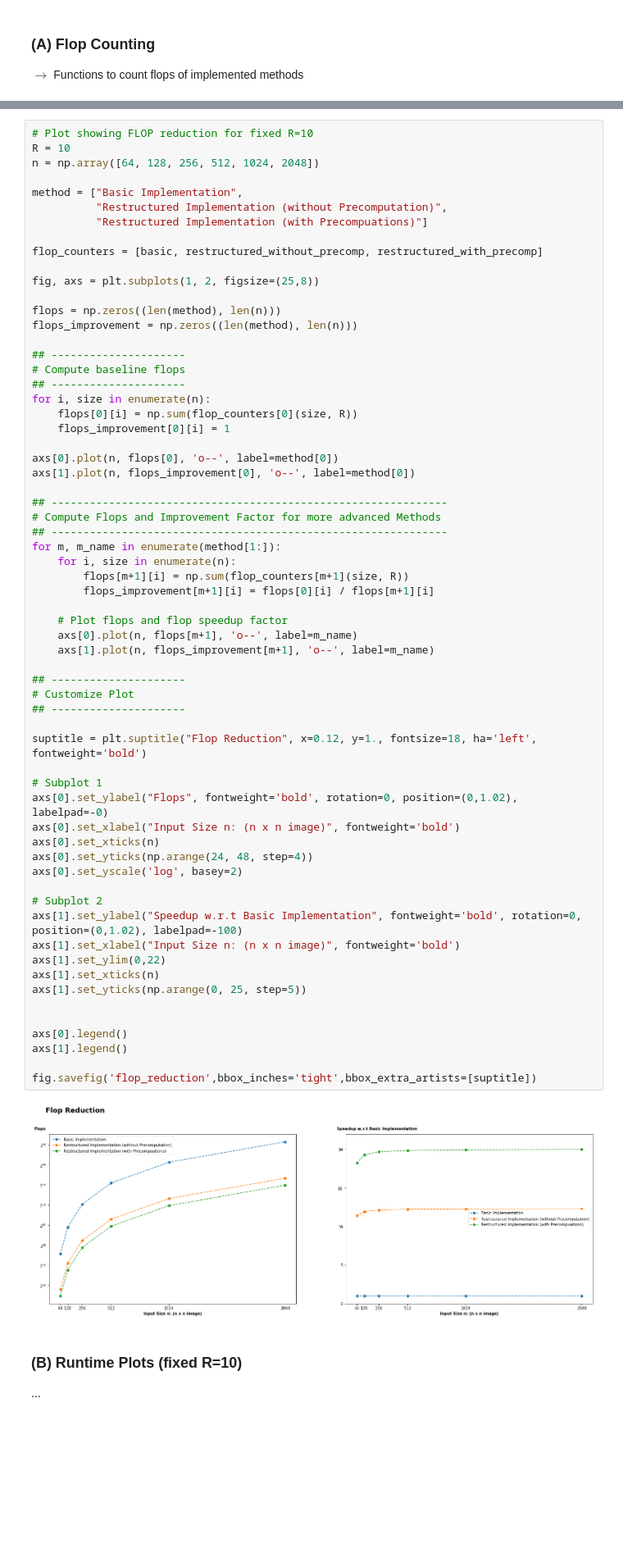
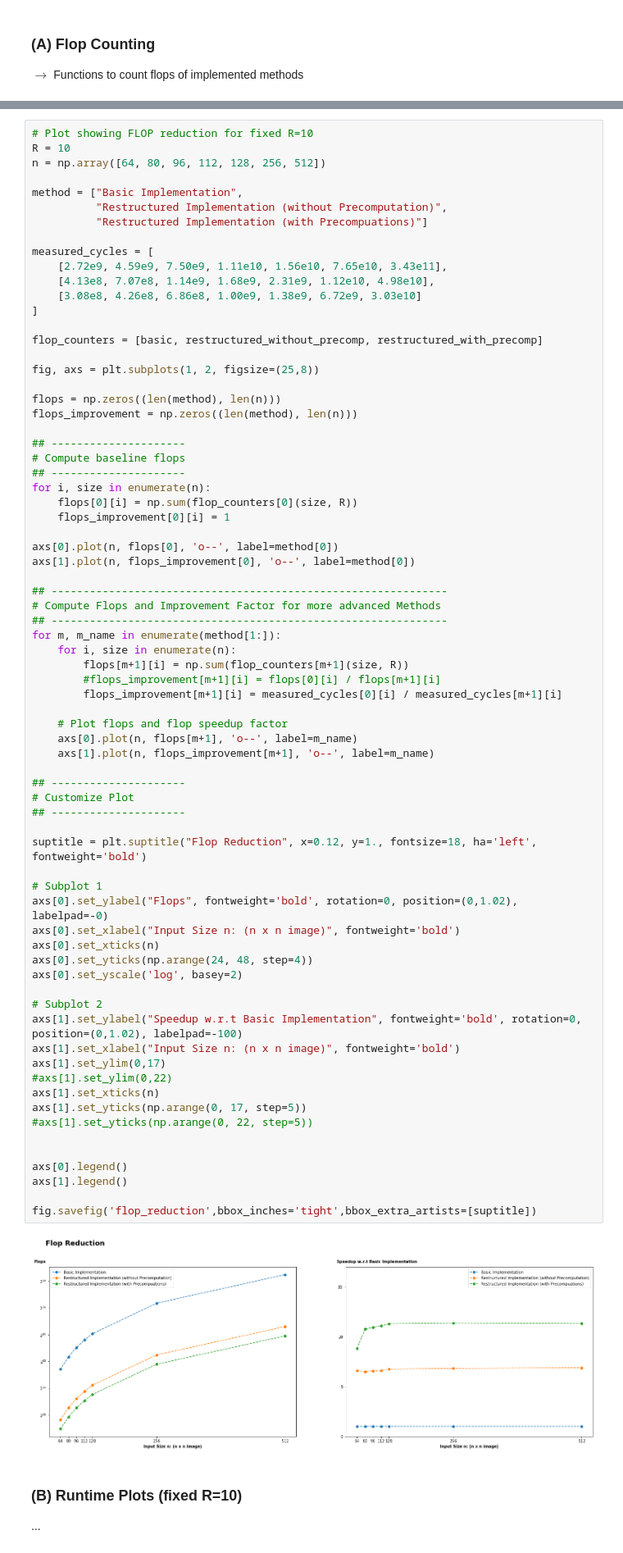
Before and after one commit to ninodimontalcino/advanced-denoising-mcrenderings, a Jupyter notebook: analysis/PerformanceAnalysis.ipynb, the cells around one changed output, grey strips where cells are left out. Shown: that part at 82% size. Cells and saved outputs as stored; diff of their text form; blank space fills up the shorter version.

```diff
--- a/analysis/PerformanceAnalysis.ipynb
+++ b/analysis/PerformanceAnalysis.ipynb
@@ -251,11 +329,17 @@ def restructured_with_precomp(n, R):
 # %%
 # Plot showing FLOP reduction for fixed R=10
 R = 10
-n = np.array([64, 128, 256, 512, 1024, 2048])
+n = np.array([64, 80, 96, 112, 128, 256, 512])
 
 method = ["Basic Implementation",
           "Restructured Implementation (without Precomputation)",
           "Restructured Implementation (with Precompuations)"]
+
+measured_cycles = [
+    [2.72e9, 4.59e9, 7.50e9, 1.11e10, 1.56e10, 7.65e10, 3.43e11],
+    [4.13e8, 7.07e8, 1.14e9, 1.68e9, 2.31e9, 1.12e10, 4.98e10],
+    [3.08e8, 4.26e8, 6.86e8, 1.00e9, 1.38e9, 6.72e9, 3.03e10]
+]
 
 flop_counters = [basic, restructured_without_precomp, restructured_with_precomp]
 
@@ -280,39 +364,42 @@ axs[1].plot(n, flops_improvement[0], 'o--', label=method[0])
 for m, m_name in enumerate(method[1:]):
     for i, size in enumerate(n):
         flops[m+1][i] = np.sum(flop_counters[m+1](size, R))
-        flops_improvement[m+1][i] = flops[0][i] / flops[m+1][i]
+        #flops_improvement[m+1][i] = flops[0][i] / flops[m+1][i]
+        flops_improvement[m+1][i] = measured_cycles[0][i] / measured_cycles[m+1][i]
 
     # Plot flops and flop speedup factor
     axs[0].plot(n, flops[m+1], 'o--', label=m_name)
     axs[1].plot(n, flops_improvement[m+1], 'o--', label=m_name)
 
 ## ---------------------
 # Customize Plot
 ## ---------------------
 
 suptitle = plt.suptitle("Flop Reduction", x=0.12, y=1., fontsize=18, ha='left', fontweight='bold')
 
 # Subplot 1
 axs[0].set_ylabel("Flops", fontweight='bold', rotation=0, position=(0,1.02), labelpad=-0)
 axs[0].set_xlabel("Input Size n: (n x n image)", fontweight='bold')
 axs[0].set_xticks(n)
 axs[0].set_yticks(np.arange(24, 48, step=4))
 axs[0].set_yscale('log', basey=2)
 
 # Subplot 2
 axs[1].set_ylabel("Speedup w.r.t Basic Implementation", fontweight='bold', rotation=0, position=(0,1.02), labelpad=-100)
 axs[1].set_xlabel("Input Size n: (n x n image)", fontweight='bold')
-axs[1].set_ylim(0,22)
+axs[1].set_ylim(0,17)
+#axs[1].set_ylim(0,22)
 axs[1].set_xticks(n)
-axs[1].set_yticks(np.arange(0, 25, step=5))
+axs[1].set_yticks(np.arange(0, 17, step=5))
+#axs[1].set_yticks(np.arange(0, 22, step=5))
 
 
 axs[0].legend()
 axs[1].legend()
 
 fig.savefig('flop_reduction',bbox_inches='tight',bbox_extra_artists=[suptitle])
 # %% [output]
-[figure, old version]
+[figure, new version]
 # %% [markdown]
 ### (B) Runtime Plots (fixed R=10)
 ...
```
Also changed, not shown: parts of 18 cells of this notebook.
